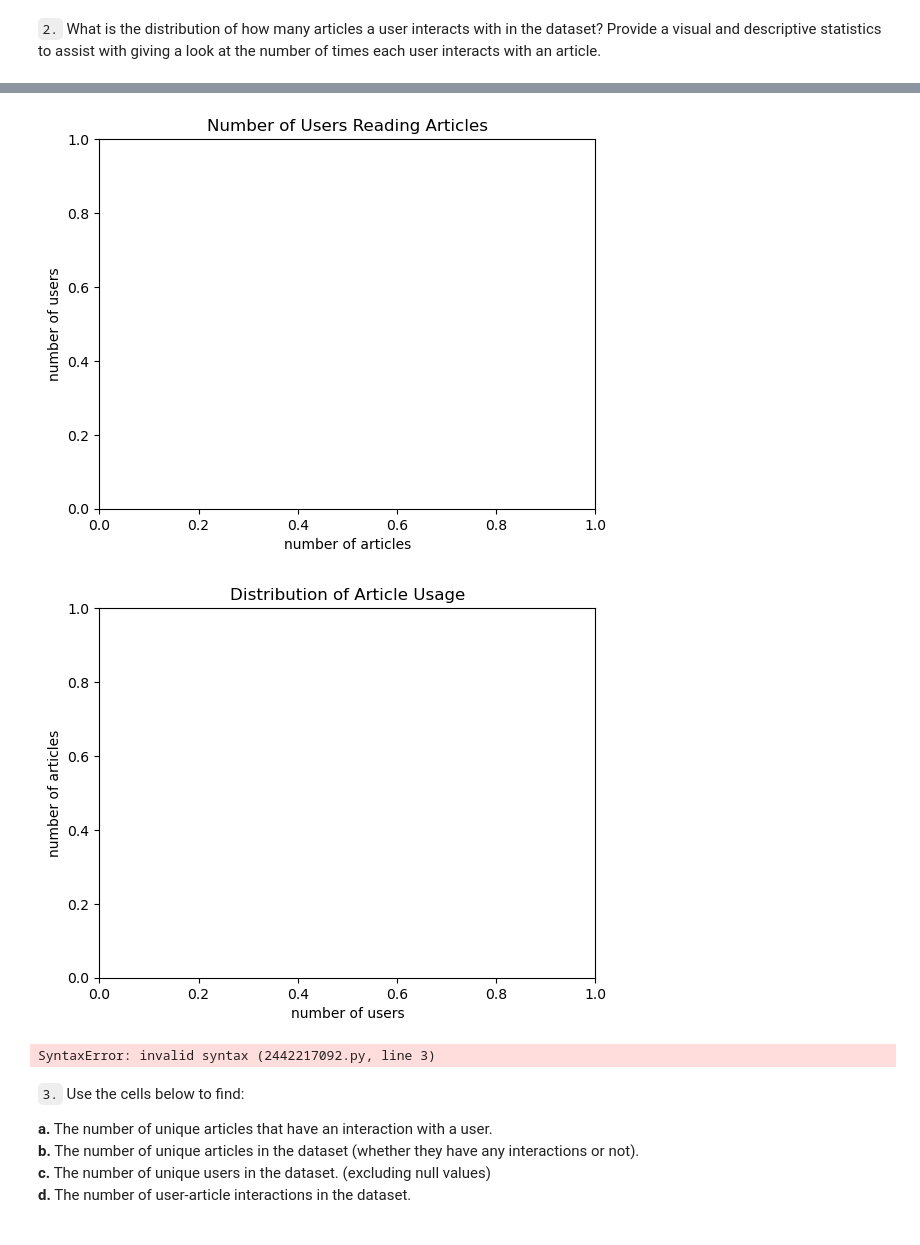
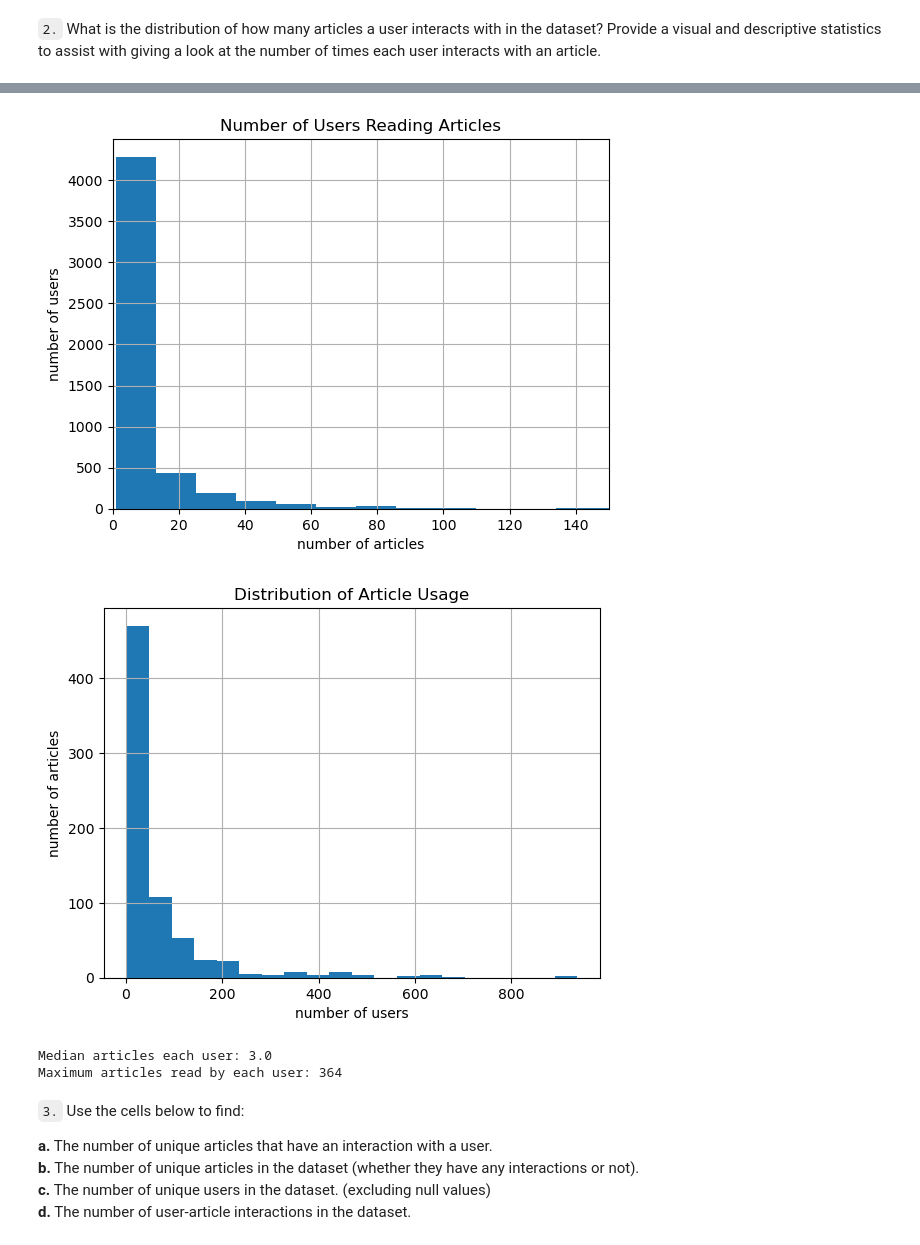
Before and after one commit to MatthewJay412/dsnd-recommendation-project, a Jupyter notebook: starter/Recommendations_with_IBM.ipynb, the cells around one changed output, grey strips where cells are left out. Drawn from its saved outputs; the diff is of its cells as text; code cells hidden in the pictures.

```diff
--- a/starter/Recommendations_with_IBM.ipynb
+++ b/starter/Recommendations_with_IBM.ipynb
@@ -87,6 +90,7 @@ df[df.email.isna()]
 | 42750 | 44113 | 965 | data visualization playbook: revi... | NaN |
 # %%
 # Fill email NaNs with "unknown_user"
+df['email'] = df['email'].fillna('unknown_user')
 # %%
 # Check if no more NaNs
 df[df.email.isna()]
@@ -113,3 +100,5 @@ df[df.email.isna()]
 `2.` What is the distribution of how many articles a user interacts with in the dataset?  Provide a visual and descriptive statistics to assist with giving a look at the number of times each user interacts with an article.
 # %%
 # What are the descriptive statistics of the number of articles a user interacts with?
+articles_per_user = df.groupby('email')['article_id'].count()
+articles_per_user.describe()
@@ -116,28 +115,38 @@ df[df.email.isna()]
 # %%
 # Create a plot of the number of articles read by each user
+articles_per_user.hist(bins=30)
+plt.xlim(0, 150)
 
 plt.xlabel('number of articles')
 plt.ylabel('number of users')
 plt.title('Number of Users Reading Articles')
 plt.show()
 # %% [output]
-[figure, old version]
+[figure, new version]
 # %%
 # Create a plot of the number of times each article was read
+# Count how many users read each article
+reads_per_article = df['article_id'].value_counts()
+# Plot distribution
+reads_per_article.hist(bins=20)
 
 plt.xlabel('number of users')
 plt.ylabel('number of articles')
 plt.title('Distribution of Article Usage')
 plt.show()
 # %% [output]
-[figure, old version]
+[figure, new version]
 # %%
 # Fill in the median and maximum number of user_article interactions below
 
-median_val =  # 50% of individuals interact with ____ number of articles or fewer.
-max_views_by_user =  # The maximum number of user-article interactions by any 1 user is ______.
+median_val = articles_per_user.median()  # 50% of individuals interact with median_val number of articles or fewer.
+max_views_by_user = articles_per_user.max()  # The maximum number of user-article interactions by any 1 user is max_views_by_user.
+
+print(f"Median articles each user: {median_val}")
+print(f"Maximum articles read by each user: {max_views_by_user}")
 # %% [output]
-SyntaxError: invalid syntax (2442217092.py, line 3)
+Median articles each user: 3.0
+Maximum articles read by each user: 364
 # %% [markdown]
 `3.` Use the cells below to find:
 
```
Also changed, not shown: parts of 57 cells of this notebook.
